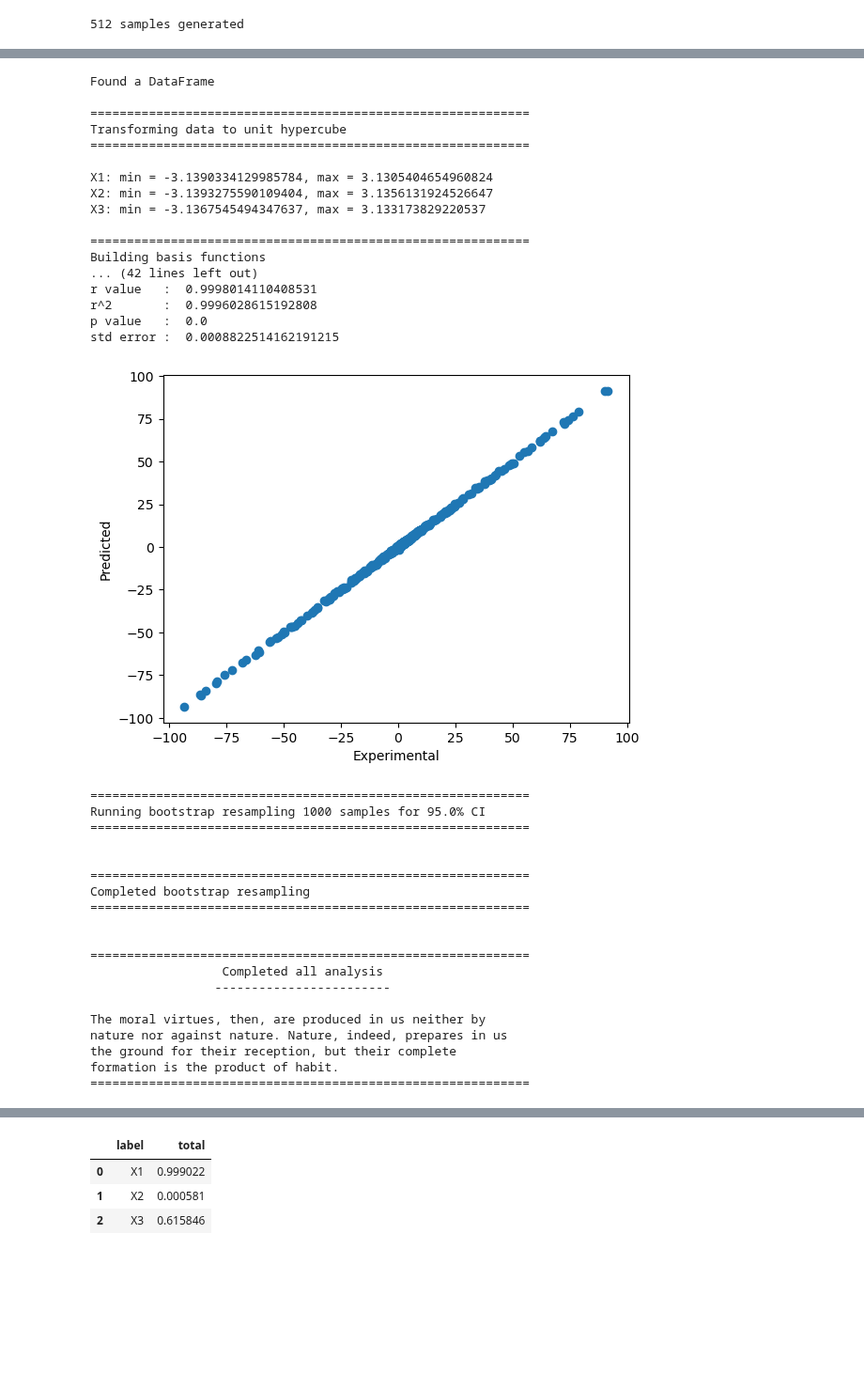
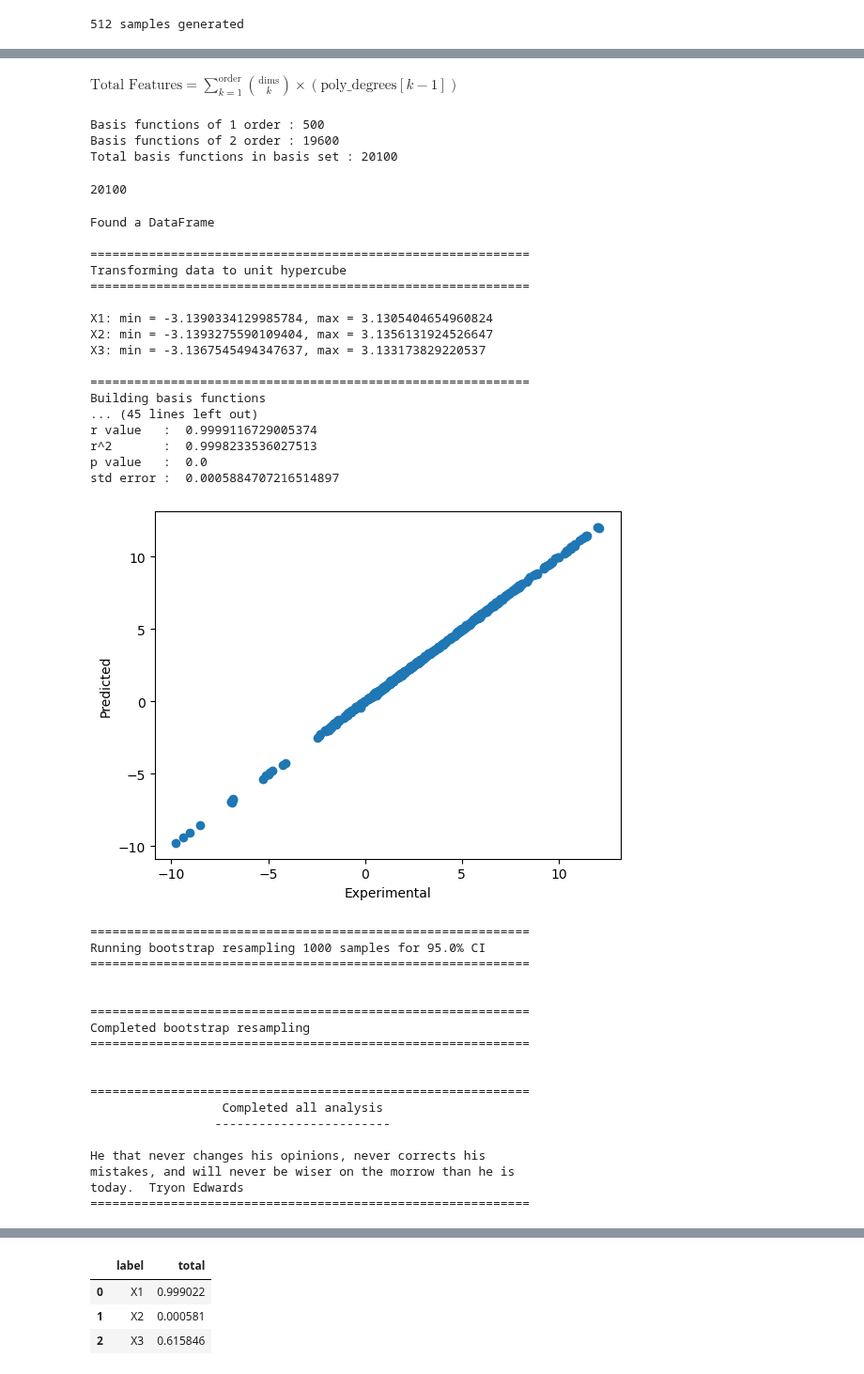
Before and after one commit to frbennett/shapleyx, a Jupyter notebook: Examples/ishigami_new_legendre.ipynb, the cells around one changed output, grey strips where cells are left out. Shown at 94% size. Cells and saved outputs as stored; diff of their text form; code cells hidden in the pictures; blank space fills up the shorter version.

```diff
--- a/Examples/ishigami_new_legendre.ipynb
+++ b/Examples/ishigami_new_legendre.ipynb
@@ -26,10 +15,10 @@ def get_column_labels(n):
 
 def ishigami(m):
     n=3
-    #a=7
-    #b=0.1
-    a=2
-    b=1
+    a=7
+    b=0.1
+    #a=2
+    #b=1
     sampler = qmc.Sobol(d=n, scramble=True, seed=123)
     S = sampler.random_base2(m=m)
     S=S*2*np.pi - np.pi
@@ -70,0 +67,2 @@ dataframe
+# %% [markdown]
+$\text{Total Features} = \sum_{k=1}^{\text{order}} \binom{\text{dims}}{k} \times (\text{poly\_degrees}[k-1]) $
@@ -71,31 +82,38 @@ dataframe
+# %%
+calculate_hdmr_features(50, [10,4])
+# %% [output]
+Basis functions of 1 order : 500
+Basis functions of 2 order : 19600
+Total basis functions in basis set : 20100
+20100
 # %%
 
 model = rshdmr(dataframe,
-               polys = [10, 5],
+               polys = [10],
                n_iter = 250,
                method = 'ard_cv'
               )
 
 sob, shap, total = model.run_all()
 # %% [output]
 Found a DataFrame
 
 ============================================================
 Transforming data to unit hypercube
 ============================================================
 
 X1: min = -3.1390334129985784, max = 3.1305404654960824
 X2: min = -3.1393275590109404, max = 3.1356131924526647
 X3: min = -3.1367545494347637, max = 3.133173829220537
 
 ============================================================
 Building basis functions
-... (42 lines left out)
-r value   :  0.9998014110408531
-r^2       :  0.9996028615192808
+... (45 lines left out)
+r value   :  0.9999116729005374
+r^2       :  0.9998233536027513
 p value   :  0.0
-std error :  0.0008822514162191215
+std error :  0.0005884707216514897
-[figure, old version]
+[figure, new version]
 ============================================================
 Running bootstrap resampling 1000 samples for 95.0% CI
 ============================================================
@@ -110,10 +128,9 @@ Completed bootstrap resampling
                   Completed all analysis
                  ------------------------
 
-The moral virtues, then, are produced in us neither by
-nature nor against nature. Nature, indeed, prepares in us
-the ground for their reception, but their complete
-formation is the product of habit.
+He that never changes his opinions, never corrects his
+mistakes, and will never be wiser on the morrow than he is
+today.  Tryon Edwards
 ============================================================
 # %%
 sob
```
Also changed, not shown: parts of 13 cells of this notebook, 3 other files.
